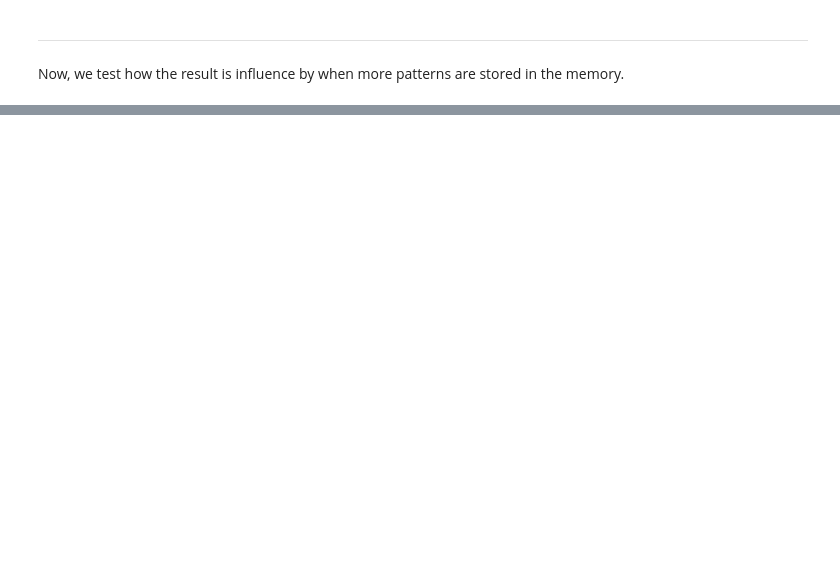
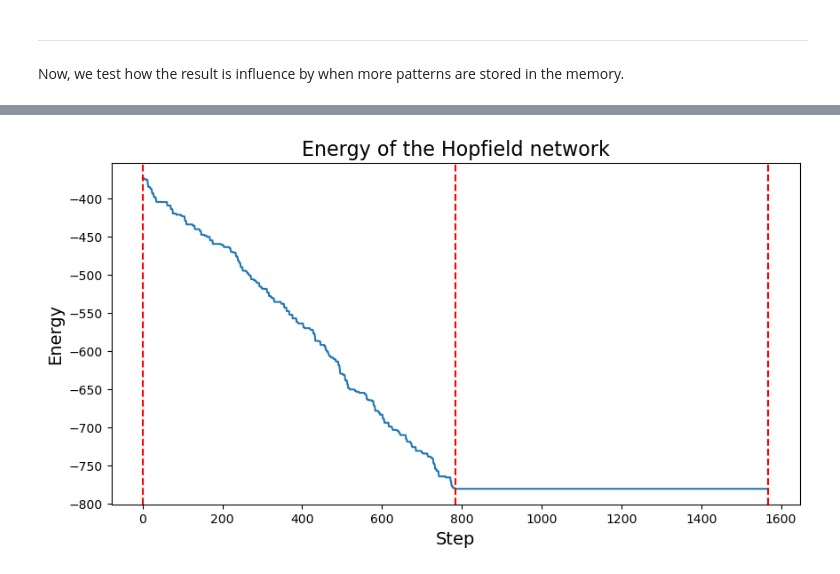
Before and after one commit to LLapsus/hopmemo, a Jupyter notebook: hopfield_demo.ipynb, the cells around one changed output, grey strips where cells are left out. Cells and saved outputs as stored; diff of their text form; code cells hidden in the pictures; blank space fills up the shorter version.

```diff
--- a/hopfield_demo.ipynb
+++ b/hopfield_demo.ipynb
@@ -146,0 +180,4 @@ plot_energy(history)
+# %%
+plot_energy(history)
+# %% [output]
+[figure, added]
```
Also changed, not shown: parts of 13 cells of this notebook, 2 other files.
